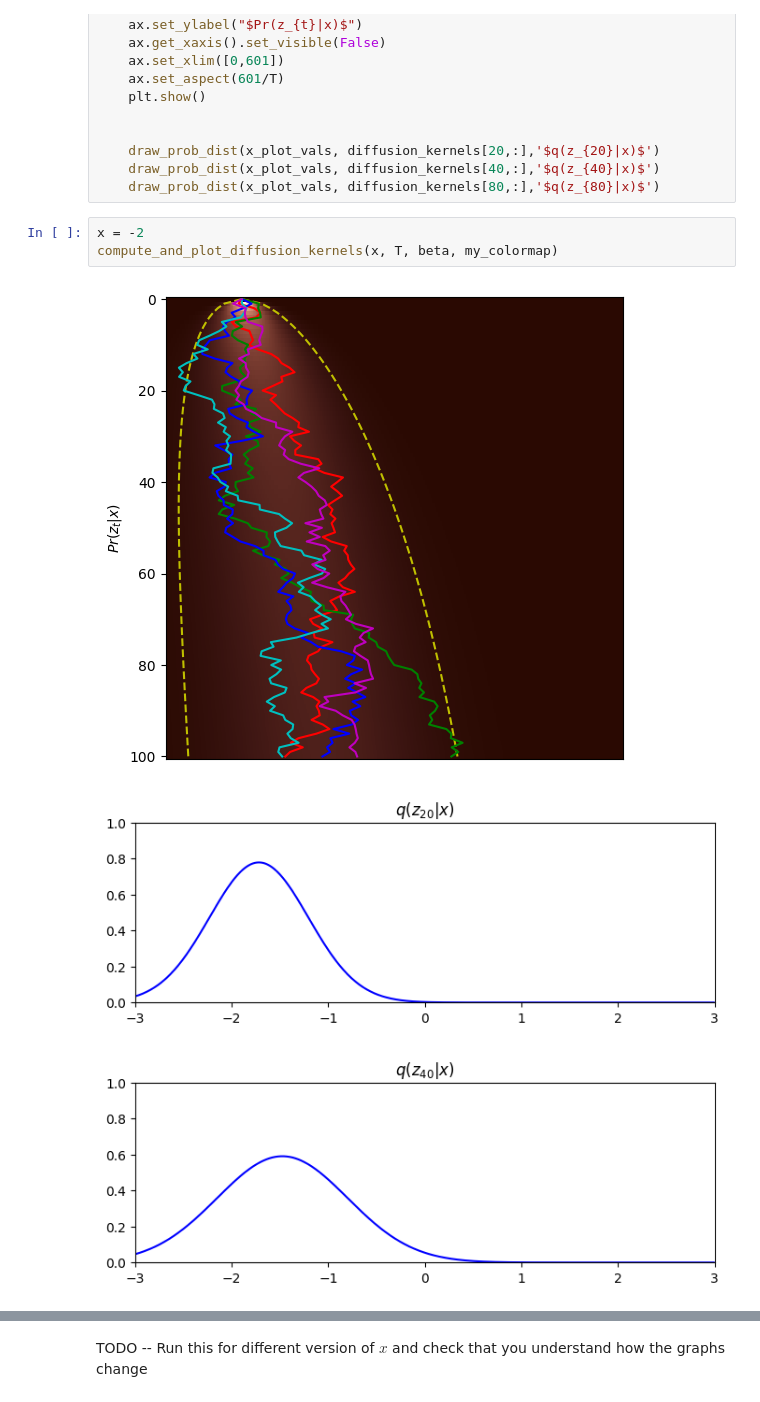
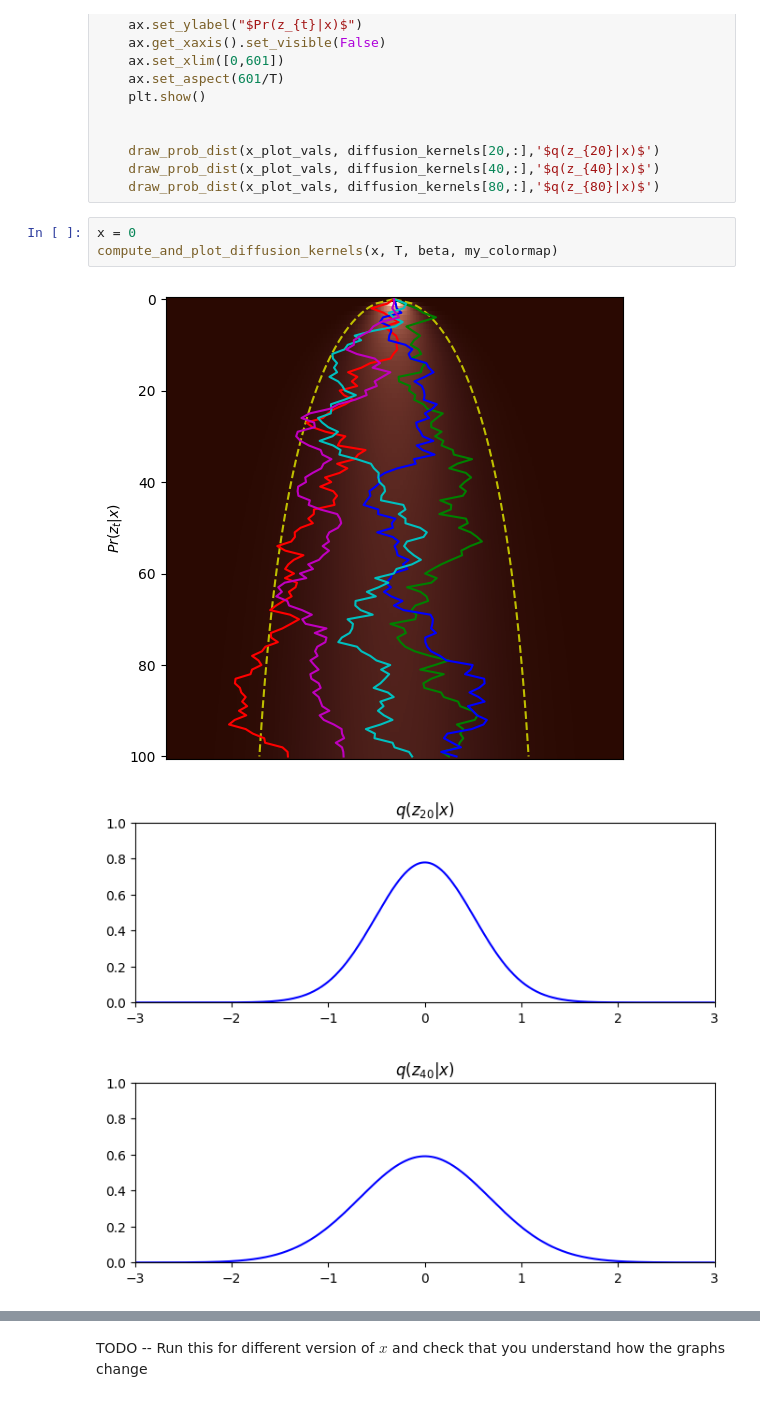
Before and after one commit to chibuikemn/3D_Scan, a Jupyter notebook: Notebooks/Chap18/18_1_Diffusion_Encoder.ipynb, the cells around one changed output, grey strips where cells are left out. Drawn from its saved outputs; the diff is of its cells as text.

```diff
--- a/Notebooks/Chap18/18_1_Diffusion_Encoder.ipynb
+++ b/Notebooks/Chap18/18_1_Diffusion_Encoder.ipynb
@@ -201,9 +201,9 @@ def compute_and_plot_diffusion_kernels(x, T, beta, my_colormap):
     draw_prob_dist(x_plot_vals, diffusion_kernels[40,:],'$q(z_{40}|x)$')
     draw_prob_dist(x_plot_vals, diffusion_kernels[80,:],'$q(z_{80}|x)$')
 # %%
-x = -2
+x = 0
 compute_and_plot_diffusion_kernels(x, T, beta, my_colormap)
 # %% [output]
-[figure, old version]
+[figure, new version]
-[figure, old version]
+[figure, new version]
-[figure, old version]
+[figure, new version]
```
Also changed, not shown: parts of 1 cell of this notebook.
